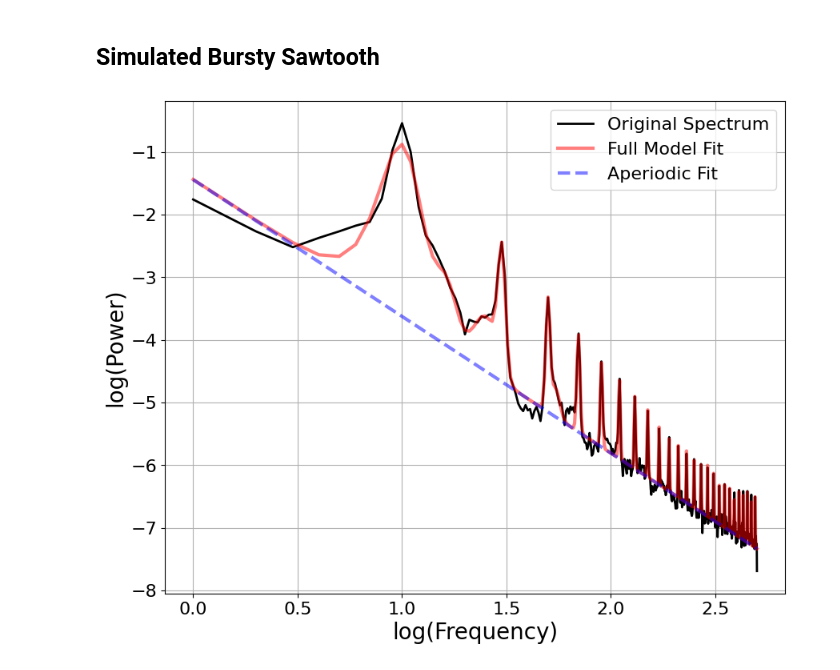
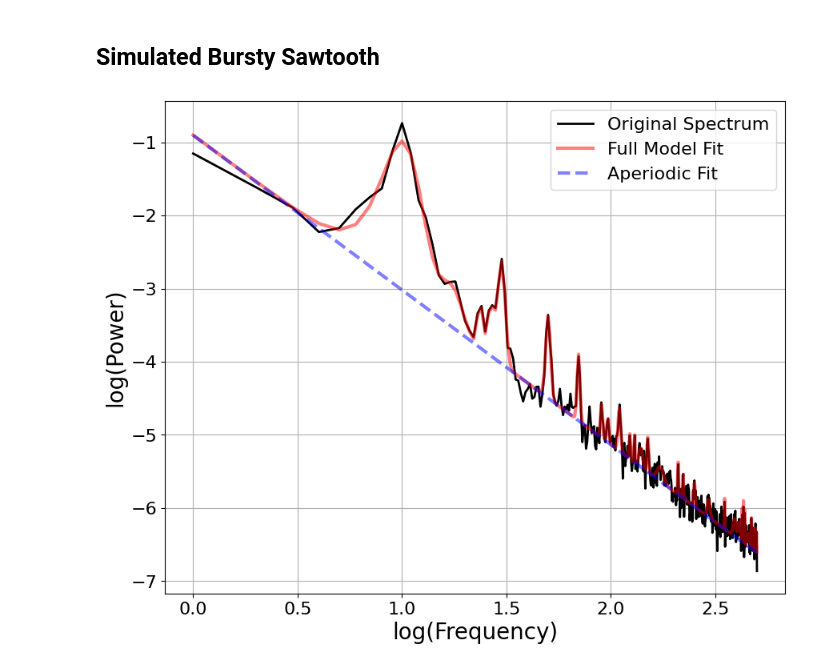
Before and after one commit to ryanhammonds/explorations, a Jupyter notebook: periodic_aperiodic_decomposition.ipynb, the cells around one changed output. Cells and saved outputs as stored; diff of their text form; code cells hidden in the pictures.

```diff
--- a/periodic_aperiodic_decomposition.ipynb
+++ b/periodic_aperiodic_decomposition.ipynb
@@ -283,23 +283,23 @@ axes[2].legend();
 # %% [markdown]
 ## Simulated Bursty Sawtooth
 # %%
-n_seconds = 25
+n_seconds = 10
 fs = 1000
 
 # Simulate
 np.random.seed(0)
 sig_ap = sim_powerlaw(n_seconds, fs)
 sig_pe = sim_bursty_oscillation(n_seconds, fs, 10, cycle='sawtooth', width=.5, phase=0.25)
 sig = sig_ap + sig_pe
 
 # SpecParam
 freqs, powers = compute_spectrum(sig, fs)
 fm = FOOOF(max_n_peaks=30, verbose=False)
 
 fm.fit(freqs, powers)
 fm.plot(plt_log=True)
 # %% [output]
-[figure, old version]
+[figure, new version]
 # %%
 # Forward psd function
 psdfunc = lambda sig : psdfunc_wrap(sig, fs)
```
Also changed, not shown: parts of 8 cells of this notebook.
